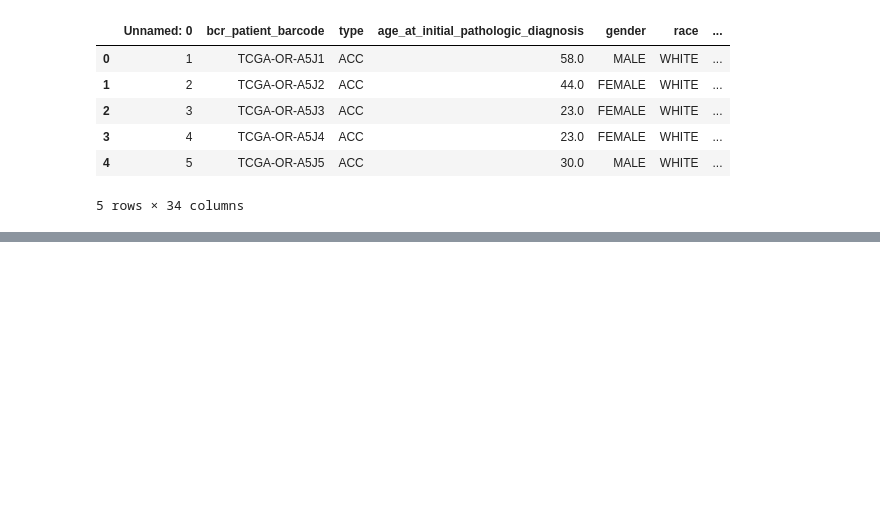
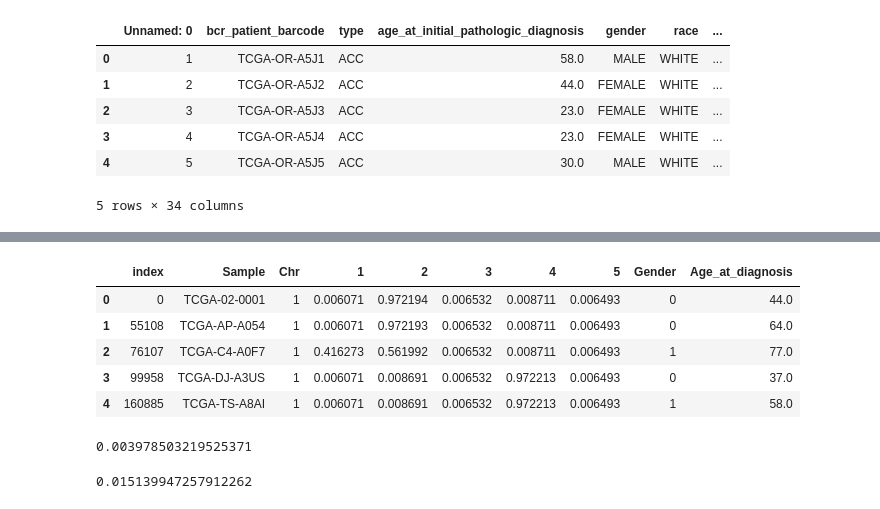
Before and after one commit to janneah/cns, a Jupyter notebook: notebooks/correlation.ipynb, the cells around one changed output, grey strips where cells are left out. Cells and saved outputs as stored; diff of their text form; code cells hidden in the pictures; blank space fills up the shorter version.

```diff
--- a/notebooks/correlation.ipynb
+++ b/notebooks/correlation.ipynb
@@ -85,2 +95,24 @@ weights_df.head()
+# %%
+cin = CIN.set_index('bcr_patient_barcode')
+cin = cin.reindex(index=weights_df['Sample'])
+cin = cin.reset_index()
+combined_df = weights_df.reset_index()
+combined_df['Gender'] = cin['gender']
+combined_df['Age_at_diagnosis'] = cin['age_at_initial_pathologic_diagnosis']
+combined_df['Gender']=combined_df['Gender'].astype('category').cat.codes
+combined_df.head()
+# %% [output]
+|  | index | Sample | Chr | 1 | 2 | 3 | 4 | 5 | Gender | Age_at_diagnosis |
+| 0 | 0 | TCGA-02-0001 | 1 | 0.006071 | 0.972194 | 0.006532 | 0.008711 | 0.006493 | 0 | 44.0 |
+| 1 | 55108 | TCGA-AP-A054 | 1 | 0.006071 | 0.972193 | 0.006532 | 0.008711 | 0.006493 | 0 | 64.0 |
+| 2 | 76107 | TCGA-C4-A0F7 | 1 | 0.416273 | 0.561992 | 0.006532 | 0.008711 | 0.006493 | 1 | 77.0 |
+| 3 | 99958 | TCGA-DJ-A3US | 1 | 0.006071 | 0.008691 | 0.006532 | 0.972213 | 0.006493 | 0 | 37.0 |
+| 4 | 160885 | TCGA-TS-A8AI | 1 | 0.006071 | 0.008691 | 0.006532 | 0.972213 | 0.006493 | 1 | 58.0 |
 # %%
-Top15['Citable docs per Capita'].corr(Top15['Energy Supply per Capita'])
+combined_df['5'].corr(combined_df['Gender'])
+# %% [output]
+0.003978503219525371
+# %%
+combined_df['4'].corr(combined_df['Age_at_diagnosis'])
+# %% [output]
+0.015139947257912262
```
Also changed, not shown: parts of 4 cells of this notebook, 2 other files.
